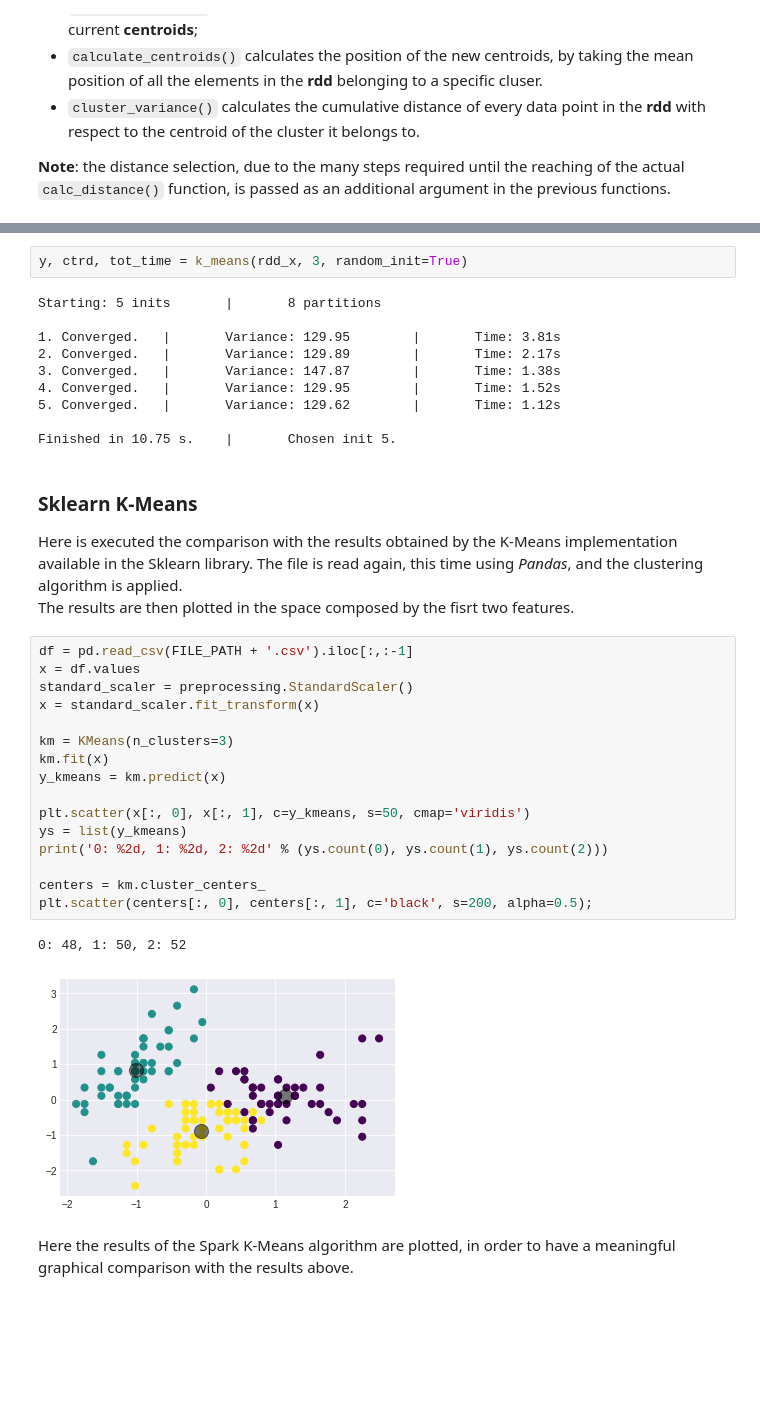
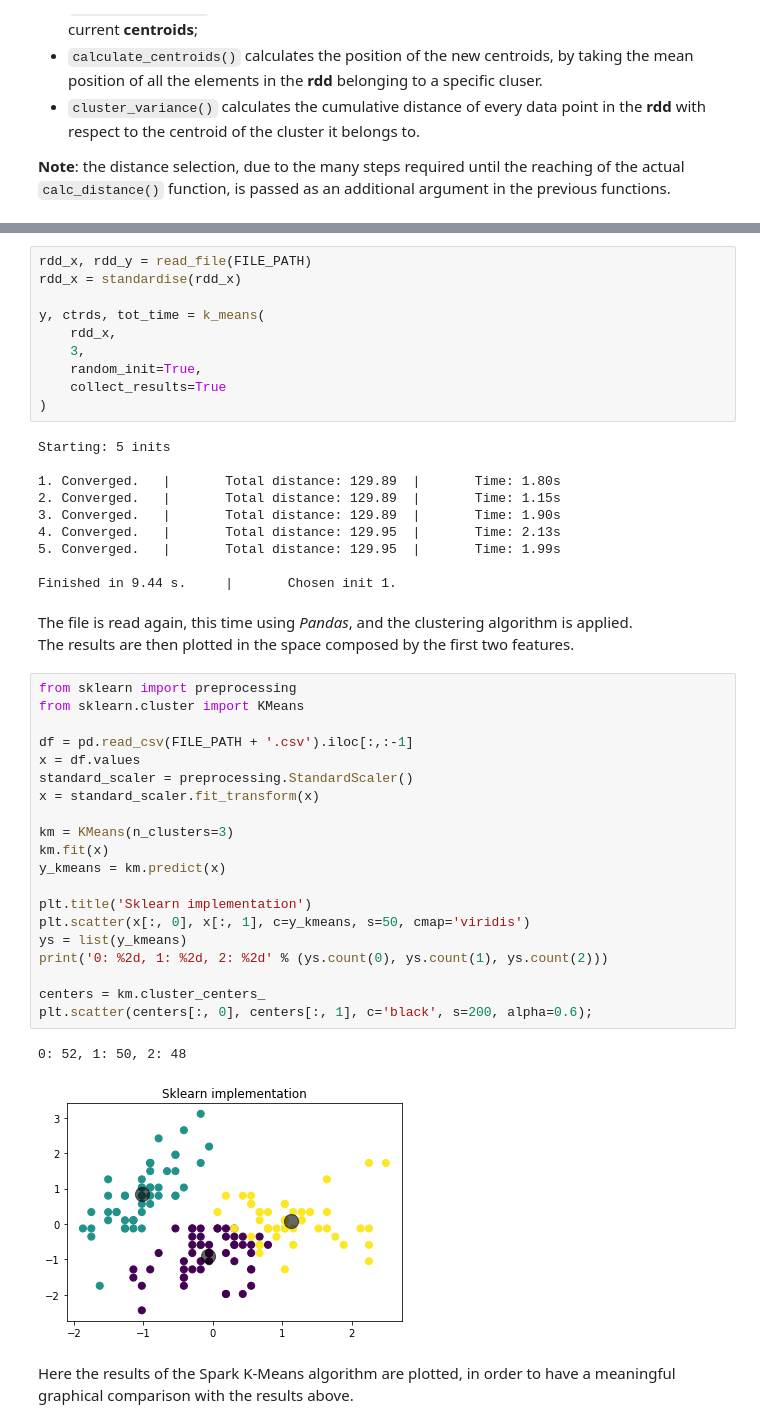
Before and after one commit to GiorgioPolla/K-Means-Spark, a Jupyter notebook: notebooks/Parallel K-Means.ipynb, the cells around one changed output, grey strips where cells are left out. Drawn from its saved outputs; the diff is of its cells as text; blank space fills up the shorter version.

```diff
--- a/notebooks/Parallel K-Means.ipynb
+++ b/notebooks/Parallel K-Means.ipynb
@@ -278,39 +353,49 @@ Initialise Spark Context
 # %%
-y, ctrd, tot_time = k_means(rdd_x, 3, random_init=True)
+rdd_x, rdd_y = read_file(FILE_PATH)
+rdd_x = standardise(rdd_x)
+
+y, ctrds, tot_time = k_means(
+    rdd_x,
+    3,
+    random_init=True,
+    collect_results=True
+)
 # %% [output]
-Starting: 5 inits       |       8 partitions
+Starting: 5 inits
 
-1. Converged.   |       Variance: 129.95        |       Time: 3.81s
-2. Converged.   |       Variance: 129.89        |       Time: 2.17s
-3. Converged.   |       Variance: 147.87        |       Time: 1.38s
-4. Converged.   |       Variance: 129.95        |       Time: 1.52s
-5. Converged.   |       Variance: 129.62        |       Time: 1.12s
+1. Converged.   |       Total distance: 129.89  |       Time: 1.80s
+2. Converged.   |       Total distance: 129.89  |       Time: 1.15s
+3. Converged.   |       Total distance: 129.89  |       Time: 1.90s
+4. Converged.   |       Total distance: 129.95  |       Time: 2.13s
+5. Converged.   |       Total distance: 129.95  |       Time: 1.99s
 
-Finished in 10.75 s.    |       Chosen init 5.
+Finished in 9.44 s.     |       Chosen init 1.
 # %% [markdown]
-### Sklearn K-Means
-Here is executed the comparison with the results obtained by the K-Means implementation available in the Sklearn library.
-The file is read again, this time using _Pandas_, and the clustering algorithm is applied.
-The results are then plotted in the space composed by the fisrt two features.
+The file is read again, this time using *Pandas*, and the clustering algorithm is applied.
+The results are then plotted in the space composed by the first two features.
 # %%
+from sklearn import preprocessing
+from sklearn.cluster import KMeans
+
 df = pd.read_csv(FILE_PATH + '.csv').iloc[:,:-1]
 x = df.values
 standard_scaler = preprocessing.StandardScaler()
 x = standard_scaler.fit_transform(x)
 
 km = KMeans(n_clusters=3)
 km.fit(x)
 y_kmeans = km.predict(x)
 
+plt.title('Sklearn implementation')
 plt.scatter(x[:, 0], x[:, 1], c=y_kmeans, s=50, cmap='viridis')
 ys = list(y_kmeans)
 print('0: %2d, 1: %2d, 2: %2d' % (ys.count(0), ys.count(1), ys.count(2)))
 
 centers = km.cluster_centers_
-plt.scatter(centers[:, 0], centers[:, 1], c='black', s=200, alpha=0.5);
+plt.scatter(centers[:, 0], centers[:, 1], c='black', s=200, alpha=0.6);
 # %% [output]
-0: 48, 1: 50, 2: 52
+0: 52, 1: 50, 2: 48
-[figure, old version]
+[figure, new version]
 # %% [markdown]
 Here the results of the Spark K-Means algorithm are plotted, in order to have a meaningful graphical comparison with the results above.
 # %%
```
Also changed, not shown: parts of 25 cells of this notebook, 6 other files.
